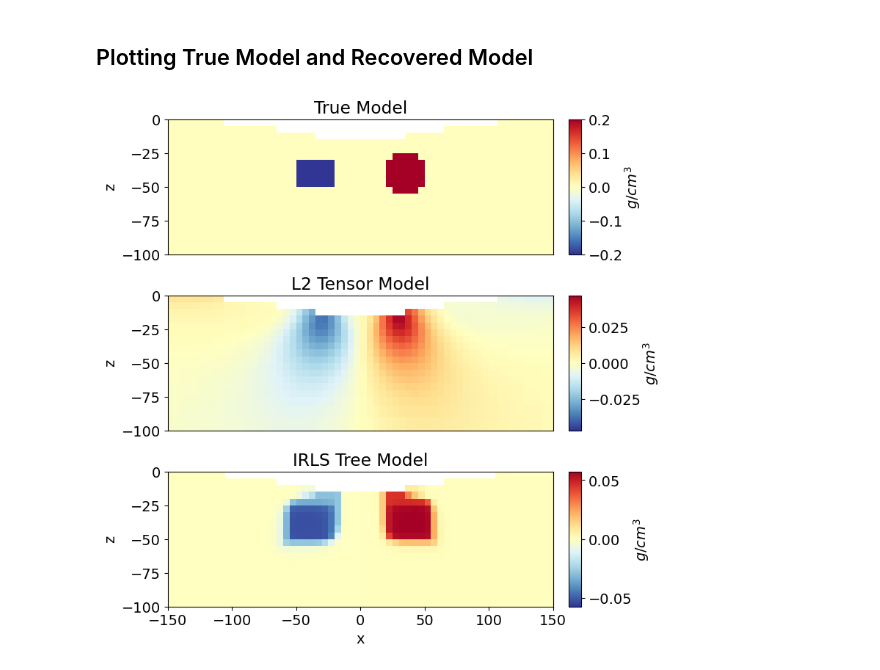
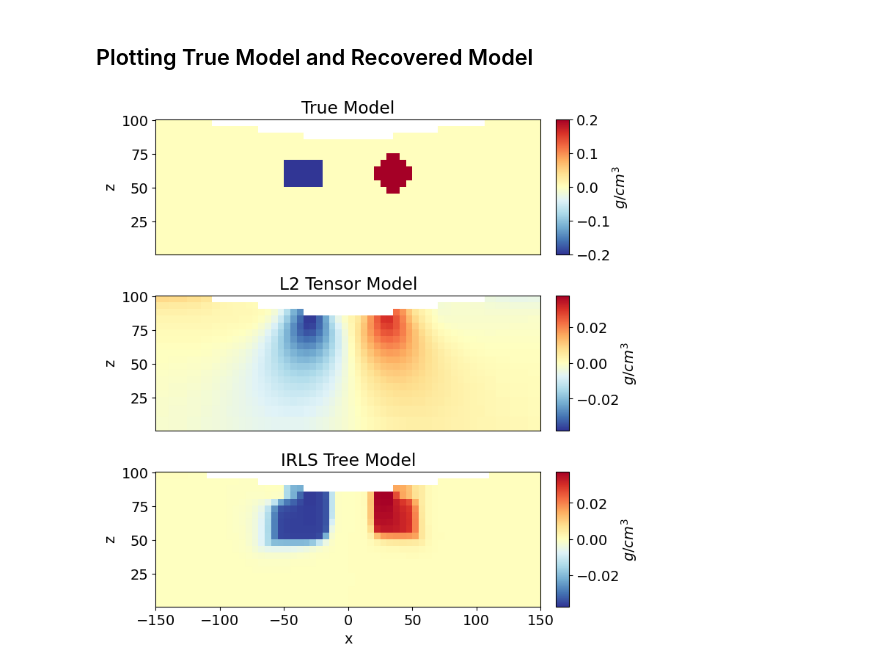
Before and after one commit to simpeg/user-tutorials, a Jupyter notebook: notebooks/03-gravity/inv_gravity_anomaly_3d.ipynb, the cells around one changed output. Drawn from its saved outputs; the diff is of its cells as text; code cells hidden in the pictures.

```diff
--- a/notebooks/03-gravity/inv_gravity_anomaly_3d.ipynb
+++ b/notebooks/03-gravity/inv_gravity_anomaly_3d.ipynb
@@ -454,3 +480,6 @@ Here, we provide a step-by-step best-practices approach for iteratively IRLS inv
+# %%
+# Generate new data object
+new_data_object = data.Data(survey, dobs=dobs, standard_deviation=new_uncertainties)
 # %% [markdown]
 ### Tree Mesh
 
@@ -475,14 +504,17 @@ hy = [(dy, nbcy)]
 hz = [(dz, nbcz)]
 tree_mesh = TreeMesh([hx, hy, hz], x0="CCN")
 
+# Shift vertically to top same as maximum topography
+tree_mesh.origin += np.r_[0., 0., topo_xyz[:, -1].max()]
+
 # Refine based on surface topography
 tree_mesh.refine_surface(
     topo_xyz, padding_cells_by_level=[2, 2], finalize=False
 )
 
 # Refine box based on region of interest
-wsb_corner = np.c_[-100, -100, -80]
-ent_corner = np.c_[100, 100, 0]
+wsb_corner = np.c_[-100, -100, 20]
+ent_corner = np.c_[100, 100, 100]
 # Note -1 is a flag for smallest cell size
 tree_mesh.refine_box(wsb_corner, ent_corner, levels=[-1], finalize=False)
 
@@ -511,7 +543,7 @@ simulation_irls = gravity.simulation.Simulation3DIntegral(
 # %% [markdown]
 ### Define Data Misfit
 # %%
-dmis_irls = data_misfit.L2DataMisfit(data=data_object, simulation=simulation_irls)
+dmis_irls = data_misfit.L2DataMisfit(data=new_data_object, simulation=simulation_irls)
 # %% [markdown]
 ### Regularization
 
@@ -606,12 +687,12 @@ sphere_density = 0.2
 true_model = background_density * np.ones(nP_tensor)
 
 ind_block = model_builder.get_indices_block(
-    [-50, -15, -50], [-20, 15, -30], tensor_mesh.cell_centers[ind_tensor_active]
+    [-50, -15, 50], [-20, 15, 70], tensor_mesh.cell_centers[ind_tensor_active]
 )
 true_model[ind_block] = block_density
 
 ind_sphere = model_builder.get_indices_sphere(
-    np.r_[35.0, 0.0, -40.0], 15.0, tensor_mesh.cell_centers[ind_tensor_active]
+    np.r_[35.0, 0.0, 60.0], 14.0, tensor_mesh.cell_centers[ind_tensor_active]
 )
 true_model[ind_sphere] = sphere_density
 # %% [markdown]
@@ -627,32 +708,32 @@ norm = 3 * [None]
 
 fig = plt.figure(figsize=(7, 8))
 ax1 = [fig.add_axes([0.1, 0.7-0.3*ii, 0.75, 0.23]) for ii in range(0, 3)]
 ax2 = [fig.add_axes([0.88, 0.7-0.3*ii, 0.025, 0.23]) for ii in range(0, 3)]
 
 for ii, mesh in enumerate(mesh_list):
 
     plotting_map = maps.InjectActiveCells(mesh, ind_list[ii], np.nan)
     max_abs = np.max(np.abs(model_list[ii]))
     norm[ii] = mpl.colors.Normalize(vmin=-max_abs, vmax=max_abs)
 
     cplot[ii] = mesh.plot_slice(
         plotting_map * model_list[ii],
         normal="Y",
         ax=ax1[ii],
         ind=int(mesh.shape_cells[1] / 2),
         grid=False,
         pcolor_opts={"cmap": mpl.cm.RdYlBu_r, "norm": norm[ii]},
     )
     ax1[ii].set_xlim([-150, 150])
-    ax1[ii].set_ylim([-100, 0])
+    ax1[ii].set_ylim([topo_xyz[:, -1].max()-100, topo_xyz[:, -1].max()])
     if ii < 2:
         ax1[ii].set_xlabel("")
         ax1[ii].set_xticks([])
     ax1[ii].set_title(title_list[ii])
 
     cbar[ii] = mpl.colorbar.ColorbarBase(
         ax2[ii], norm=norm[ii], orientation="vertical", cmap=mpl.cm.RdYlBu_r
     )
     cbar[ii].set_label("$g/cm^3$", labelpad=0)
 # %% [output]
-[figure, old version]
+[figure, new version]
```
Also changed, not shown: parts of 24 cells of this notebook, 7 other files.
